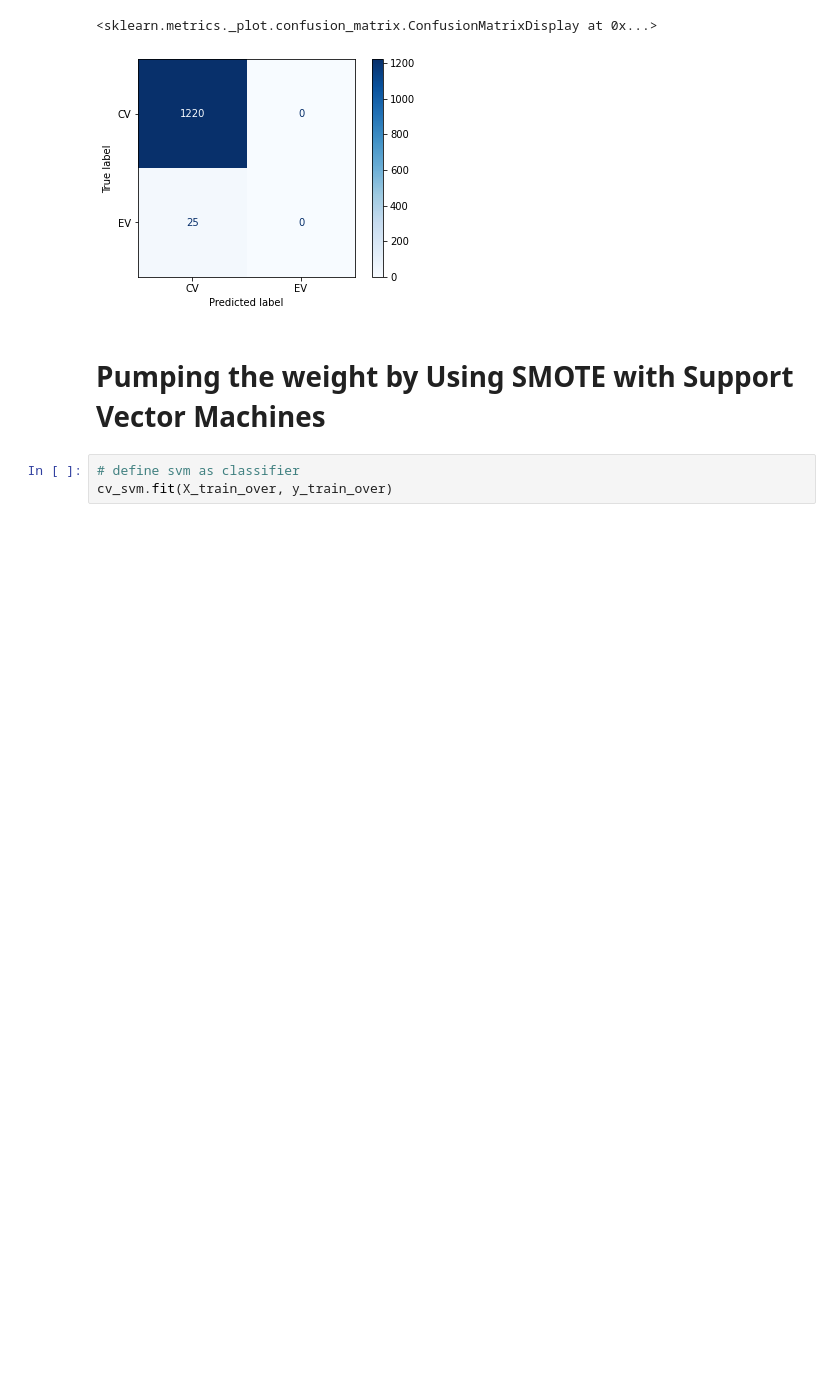
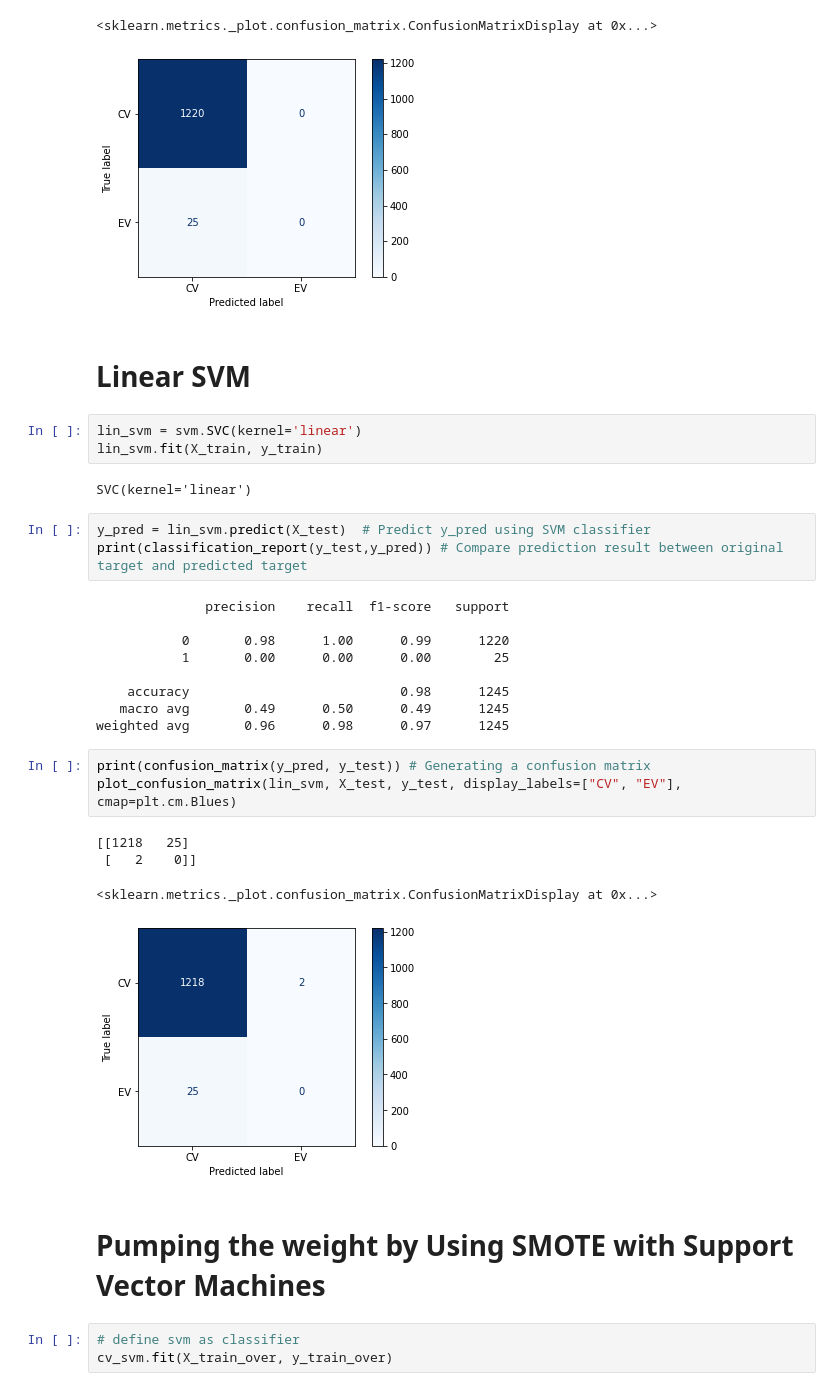
Before and after one commit to Chomchanok/Term_Project, a Jupyter notebook: model.ipynb, the cells around one changed output. Drawn from its saved outputs; the diff is of its cells as text; blank space fills up the shorter version.

Commit message:
Add Linear SVM both apply and not apply SMOTE without doing cross validation

```diff
--- a/model.ipynb
+++ b/model.ipynb
@@ -238,6 +238,33 @@ plot_confusion_matrix(cv_svm, X_test, y_test, display_labels=["CV", "EV"], cmap=
  [   0    0]]
 <sklearn.metrics._plot.confusion_matrix.ConfusionMatrixDisplay at 0x...>
 [figure]
+# %% [markdown]
+# Linear SVM
+# %%
+lin_svm = svm.SVC(kernel='linear')
+lin_svm.fit(X_train, y_train)
+# %% [output]
+SVC(kernel='linear')
+# %%
+y_pred = lin_svm.predict(X_test)  # Predict y_pred using SVM classifier
+print(classification_report(y_test,y_pred)) # Compare prediction result between original target and predicted target
+# %% [output]
+              precision    recall  f1-score   support
+
+           0       0.98      1.00      0.99      1220
+           1       0.00      0.00      0.00        25
+
+    accuracy                           0.98      1245
+   macro avg       0.49      0.50      0.49      1245
+weighted avg       0.96      0.98      0.97      1245
+# %%
+print(confusion_matrix(y_pred, y_test)) # Generating a confusion matrix
+plot_confusion_matrix(lin_svm, X_test, y_test, display_labels=["CV", "EV"], cmap=plt.cm.Blues)
+# %% [output]
+[[1218   25]
+ [   2    0]]
+<sklearn.metrics._plot.confusion_matrix.ConfusionMatrixDisplay at 0x...>
+[figure, added]
 # %% [markdown]
 # Pumping the weight by Using SMOTE with Support Vector Machines
 # %%
```
Also changed, not shown: parts of 5 cells of this notebook.
